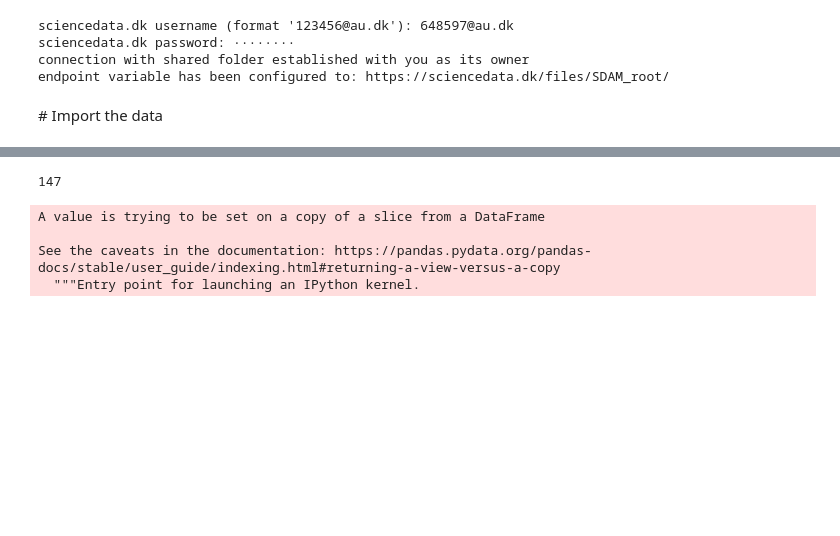
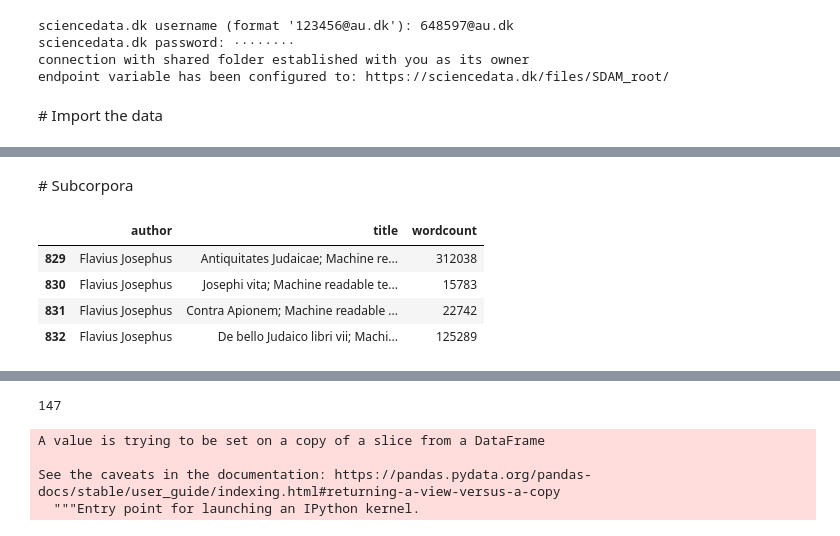
Before and after one commit to kasev/ECCE, a Jupyter notebook: scripts/AGT_IMPORT&OVERVIEW.ipynb, the cells around one changed output, grey strips where cells are left out. Saved outputs shown, nothing was run; the diff lists cells and outputs as text; code cells hidden in the pictures; blank space fills up the shorter version.

```diff
--- a/scripts/AGT_IMPORT&OVERVIEW.ipynb
+++ b/scripts/AGT_IMPORT&OVERVIEW.ipynb
@@ -70,0 +100,2 @@ AGT.head(5)
+# %% [markdown]
+# Subcorpora
@@ -70,0 +112,8 @@ AGT.head(5)
+# %%
+AGT[AGT["author_id"]=="tlg0526"][["author", "title", "wordcount"]]
+# %% [output]
+|  | author | title | wordcount |
+| 829 | Flavius Josephus | Antiquitates Judaicae; Machine re... | 312038 |
+| 830 | Flavius Josephus | Josephi vita; Machine readable te... | 15783 |
+| 831 | Flavius Josephus | Contra Apionem; Machine readable ... | 22742 |
+| 832 | Flavius Josephus | De bello Judaico libri vii; Machi... | 125289 |
```
Also changed, not shown: parts of 8 cells of this notebook.
